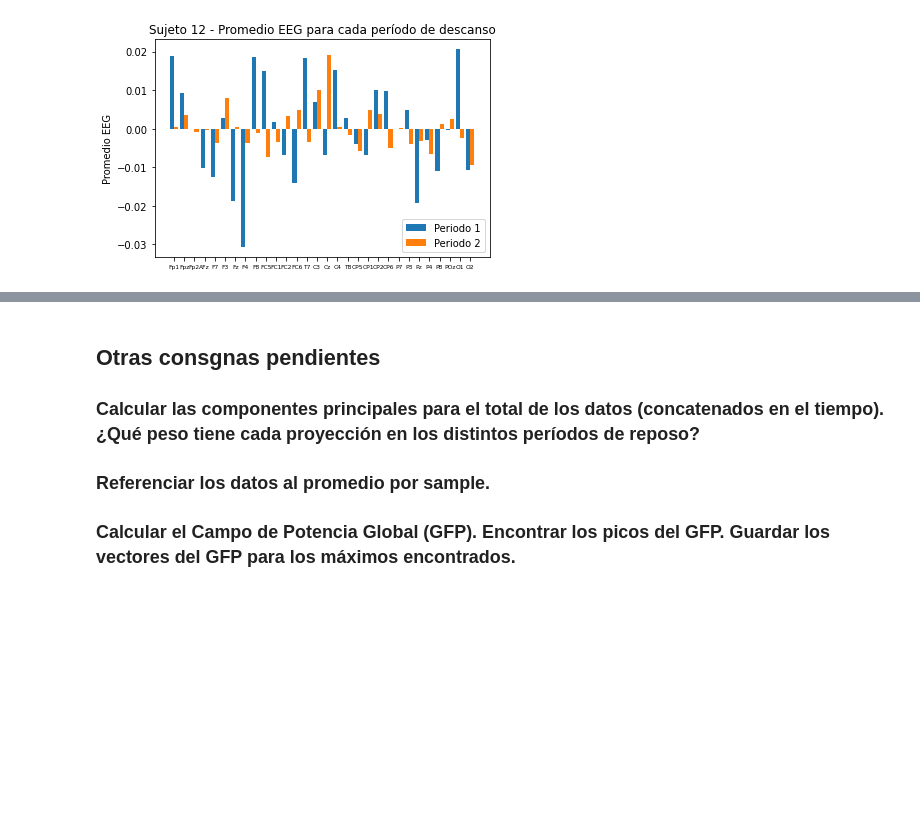
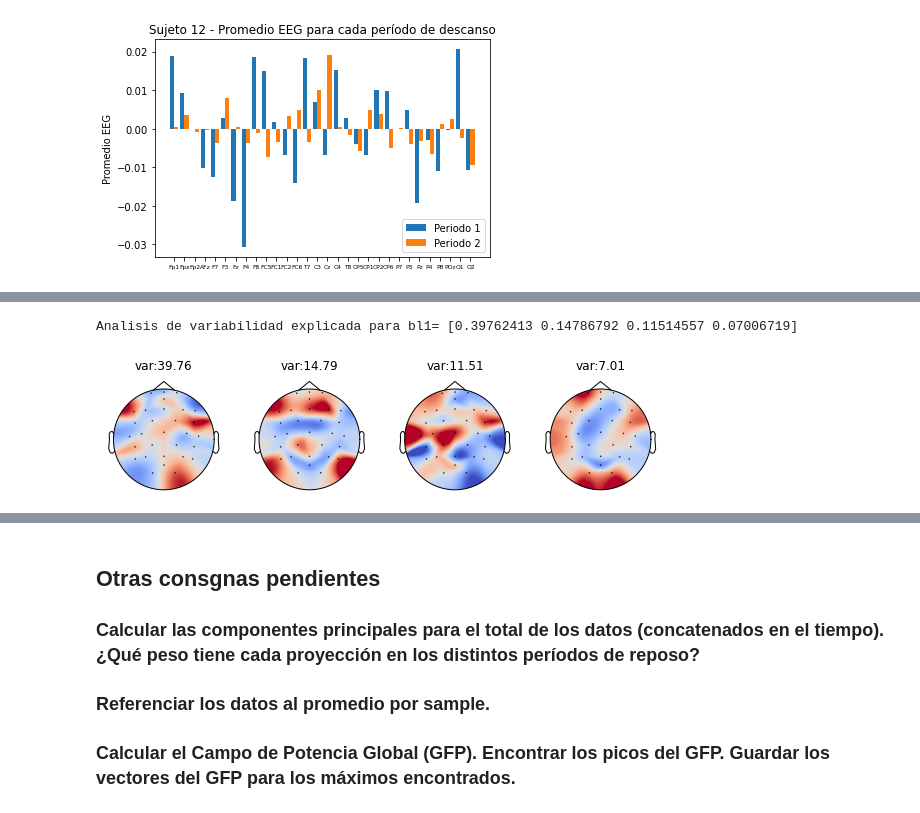
Before and after one commit to mglucini/tpDMCyT, a Jupyter notebook: src/trabajo.ipynb, the cells around one changed output, grey strips where cells are left out. Saved outputs shown, nothing was run; the diff lists cells and outputs as text; code cells hidden in the pictures; blank space fills up the shorter version.

```diff
--- a/src/trabajo.ipynb
+++ b/src/trabajo.ipynb
@@ -626,0 +657,26 @@ plt.show()
+# %%
+# Concateno ambas mediciones del sujeto
+sujeto_8_completo= pd.concat([sujeto_8_1,sujeto_8_2],axis=1)
+
+# Cargo PCA de Scikit Learn y utilizo fit_transform sobre el sujeto
+pca = decomposition.PCA(n_components=4)
+pca.fit(sujeto_8_completo)
+componentes_sj_8 = pca.transform(sujeto_8_completo)
+
+variabilidad=pca.explained_variance_ratio_
+
+# Reviso la variabilidad explicada
+print("Analisis de variabilidad explicada para bl1=",variabilidad)
+
+# Grafico de Topologias para el Sujeto completo con sus principales componentes
+fig2, ax = plt.subplots(ncols=componentes_sj_8.shape[1], figsize=(10, 3), gridspec_kw=dict(top=0.9),
+                       sharex=True, sharey=True)
+for p in range(componentes_sj_8.shape[1]):
+    mne.viz.plot_topomap(componentes_sj_8[:,p],
+                    info_eeg,
+                    cmap='coolwarm', contours=0,
+                    axes=ax[p],show=False)
+    ax[p].set_title('var:'+str(round(variabilidad[p]*100,2)) )
+# %% [output]
+Analisis de variabilidad explicada para bl1= [0.39762413 0.14786792 0.11514557 0.07006719]
+[figure, added]
```
Also changed, not shown: parts of 10 cells of this notebook, 1 other file.
